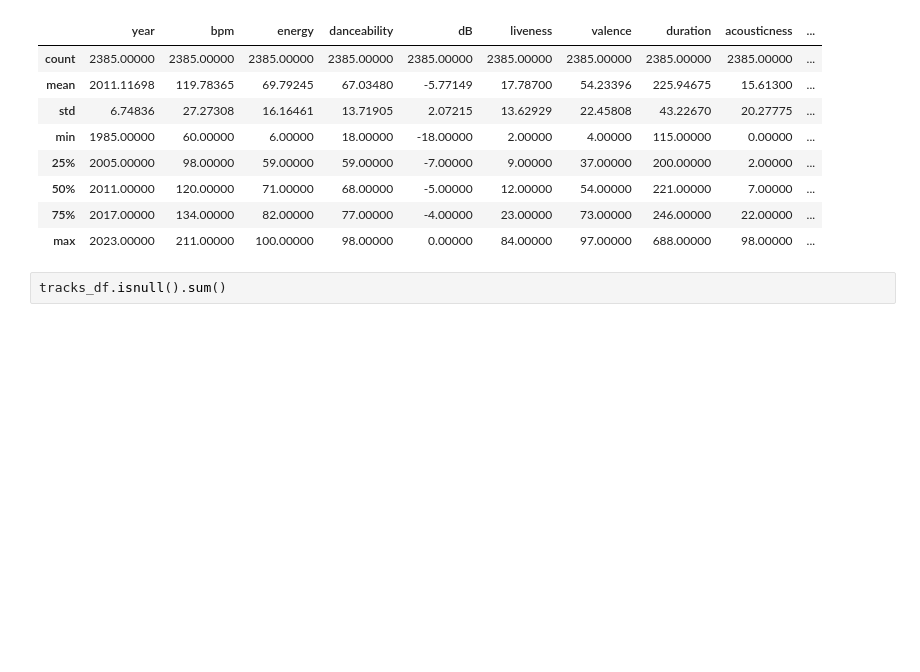
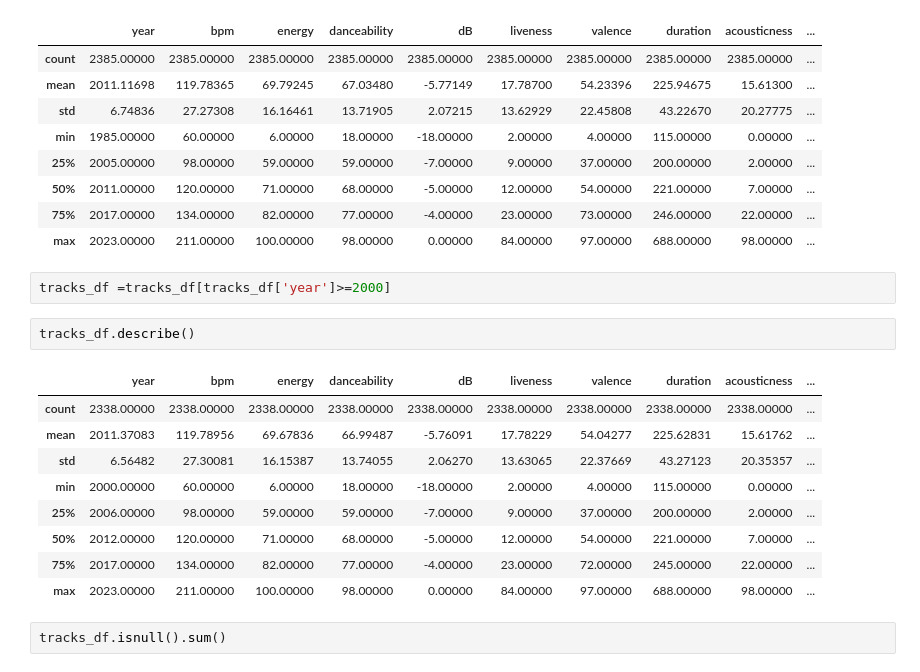
Before and after one commit to ytatumi/music_recommendation, a Jupyter notebook: music_EDA.ipynb, the cells around one changed output. Saved outputs shown, nothing was run; the diff lists cells and outputs as text; blank space fills up the shorter version.

```diff
--- a/music_EDA.ipynb
+++ b/music_EDA.ipynb
@@ -56,6 +54,20 @@ tracks_df.describe()
 | 50% | 2011.00000 | 120.00000 | 71.00000 | 68.00000 | -5.00000 | 12.00000 | 54.00000 | 221.00000 | 7.00000 | ... |
 | 75% | 2017.00000 | 134.00000 | 82.00000 | 77.00000 | -4.00000 | 23.00000 | 73.00000 | 246.00000 | 22.00000 | ... |
 | max | 2023.00000 | 211.00000 | 100.00000 | 98.00000 | 0.00000 | 84.00000 | 97.00000 | 688.00000 | 98.00000 | ... |
+# %%
+tracks_df =tracks_df[tracks_df['year']>=2000]
+# %%
+tracks_df.describe()
+# %% [output]
+|  | year | bpm | energy | danceability | dB | liveness | valence | duration | acousticness | ... |
+| count | 2338.00000 | 2338.00000 | 2338.00000 | 2338.00000 | 2338.00000 | 2338.00000 | 2338.00000 | 2338.00000 | 2338.00000 | ... |
+| mean | 2011.37083 | 119.78956 | 69.67836 | 66.99487 | -5.76091 | 17.78229 | 54.04277 | 225.62831 | 15.61762 | ... |
+| std | 6.56482 | 27.30081 | 16.15387 | 13.74055 | 2.06270 | 13.63065 | 22.37669 | 43.27123 | 20.35357 | ... |
+| min | 2000.00000 | 60.00000 | 6.00000 | 18.00000 | -18.00000 | 2.00000 | 4.00000 | 115.00000 | 0.00000 | ... |
+| 25% | 2006.00000 | 98.00000 | 59.00000 | 59.00000 | -7.00000 | 9.00000 | 37.00000 | 200.00000 | 2.00000 | ... |
+| 50% | 2012.00000 | 120.00000 | 71.00000 | 68.00000 | -5.00000 | 12.00000 | 54.00000 | 221.00000 | 7.00000 | ... |
+| 75% | 2017.00000 | 134.00000 | 82.00000 | 77.00000 | -4.00000 | 23.00000 | 72.00000 | 245.00000 | 22.00000 | ... |
+| max | 2023.00000 | 211.00000 | 100.00000 | 98.00000 | 0.00000 | 84.00000 | 97.00000 | 688.00000 | 98.00000 | ... |
 # %%
 tracks_df.isnull().sum()
 # %% [output]
```
Also changed, not shown: parts of 18 cells of this notebook, 5 other files.
